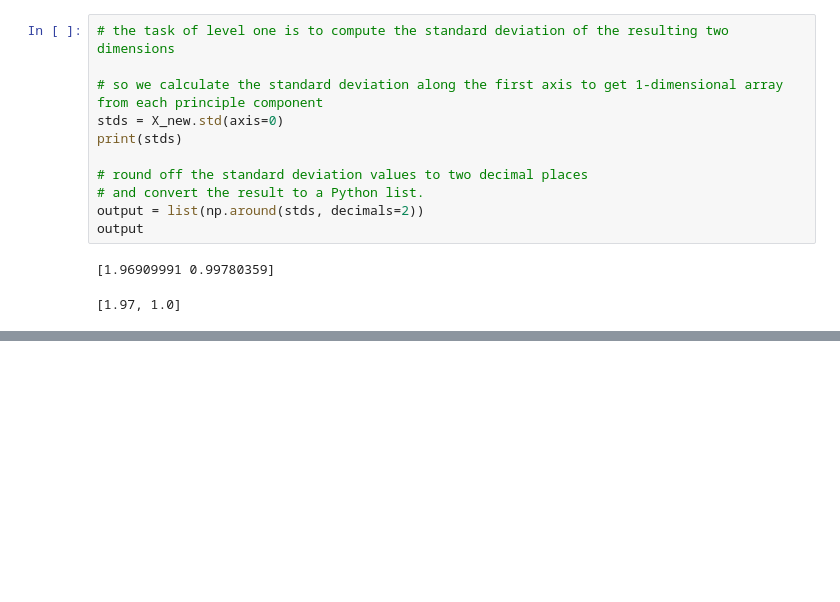
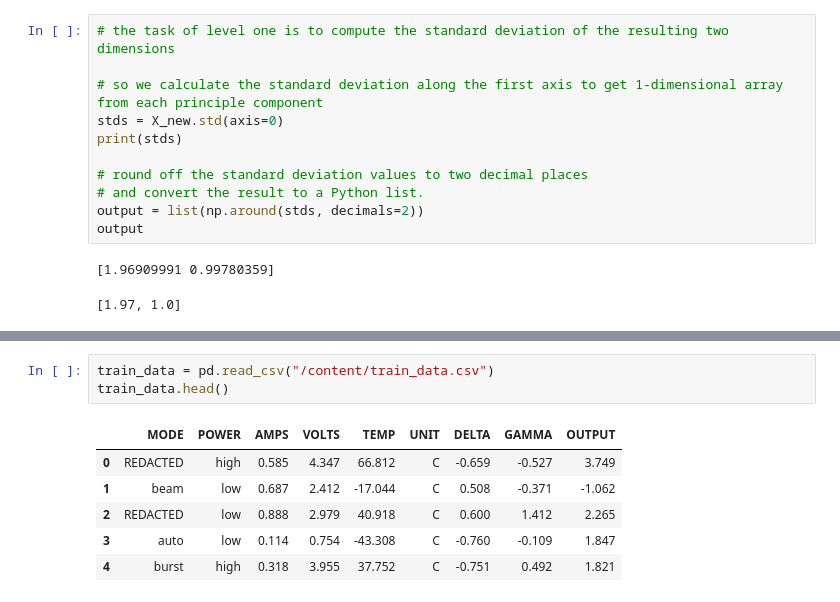
Before and after one commit to Antony-gitau/Cloudflight_Coding_Contest, a Jupyter notebook: Cloudflight_code_contest.ipynb, the cells around one changed output, grey strips where cells are left out. Saved outputs shown, nothing was run; the diff lists cells and outputs as text; blank space fills up the shorter version.

```diff
--- a/Cloudflight_code_contest.ipynb
+++ b/Cloudflight_code_contest.ipynb
@@ -93,0 +126,10 @@ level one done 🦾! On to level two!
+# %%
+train_data = pd.read_csv("/content/train_data.csv")
+train_data.head()
+# %% [output]
+|  | MODE | POWER | AMPS | VOLTS | TEMP | UNIT | DELTA | GAMMA | OUTPUT |
+| 0 | REDACTED | high | 0.585 | 4.347 | 66.812 | C | -0.659 | -0.527 | 3.749 |
+| 1 | beam | low | 0.687 | 2.412 | -17.044 | C | 0.508 | -0.371 | -1.062 |
+| 2 | REDACTED | low | 0.888 | 2.979 | 40.918 | C | 0.600 | 1.412 | 2.265 |
+| 3 | auto | low | 0.114 | 0.754 | -43.308 | C | -0.760 | -0.109 | 1.847 |
+| 4 | burst | high | 0.318 | 3.955 | 37.752 | C | -0.751 | 0.492 | 1.821 |
```
Also changed, not shown: parts of 16 cells of this notebook.
